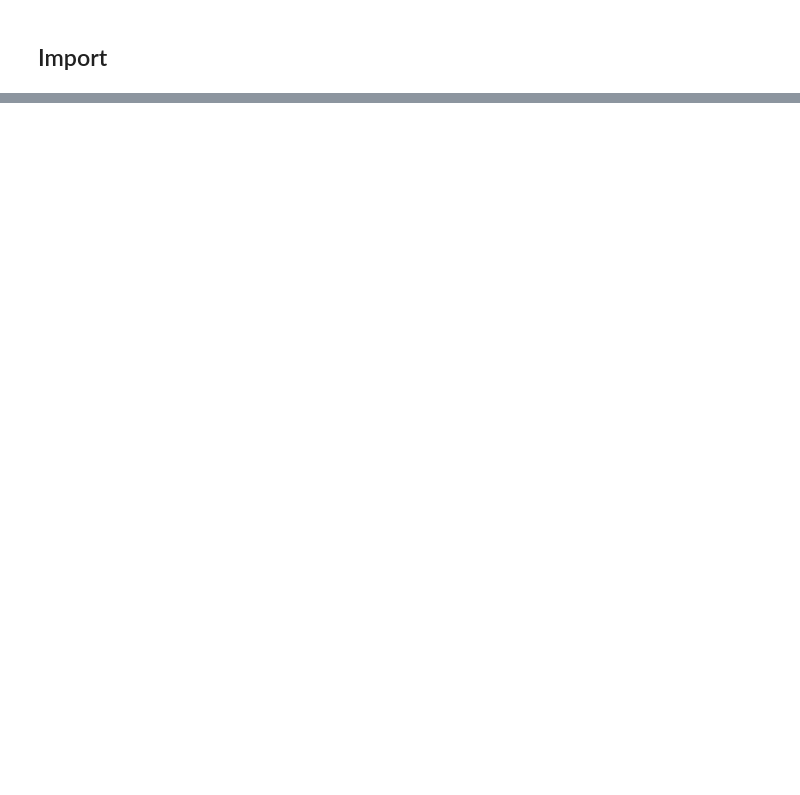
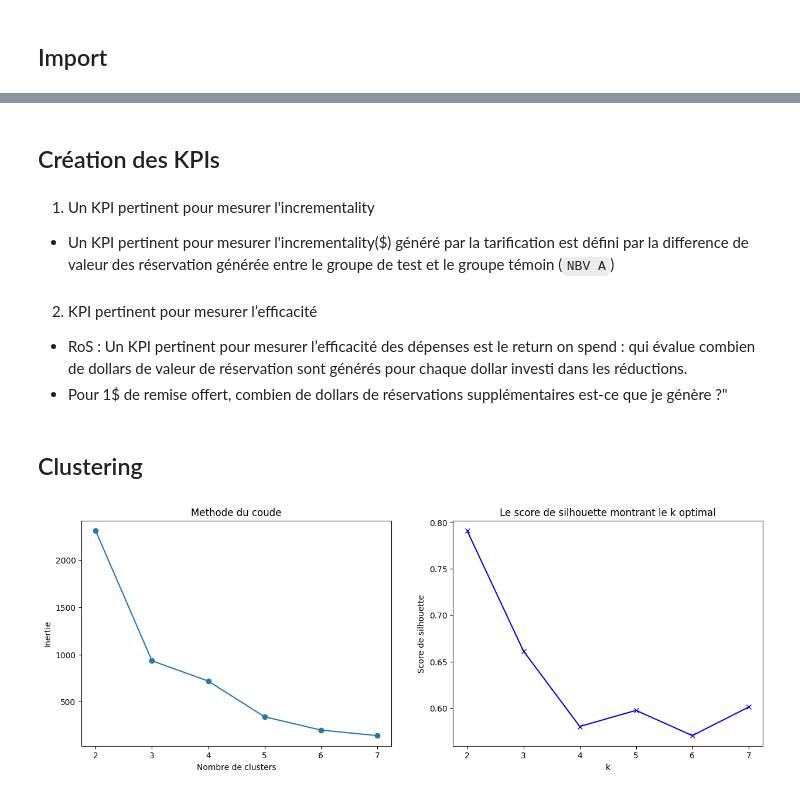
Before and after one commit to Soilah98/Clustering-Segmentation, a Jupyter notebook: 4_Optimisation_des_prix_hôteliers/notebook/pricing.ipynb, the cells around one changed output, grey strips where cells are left out. Cells and saved outputs as stored; diff of their text form; code cells hidden in the pictures; blank space fills up the shorter version.

Commit message:
Analyse exploratoire et Clustering

```diff
--- a/4_Optimisation_des_prix_hôteliers/notebook/pricing.ipynb
+++ b/4_Optimisation_des_prix_hôteliers/notebook/pricing.ipynb
@@ -58,0 +162,44 @@ df = data.copy()
+# %% [markdown]
+## Création des KPIs
+# %% [markdown]
+1. Un KPI pertinent pour mesurer l'incrementality
+- Un KPI pertinent pour mesurer l'incrementality($) généré par la tarification est défini par la difference de valeur des réservation générée entre le groupe de test et le groupe témoin (`NBV A`)
+# %%
+df["Incrementality"] = df["NBV B"] - df["NBV A"]
+# %% [markdown]
+2. KPI pertinent pour mesurer l’efficacité
+* RoS : Un KPI pertinent pour mesurer l’efficacité des dépenses est le return on spend : qui évalue combien de dollars de valeur de réservation sont générés pour chaque dollar investi dans les réductions.
+* Pour 1$ de remise offert, combien de dollars de réservations supplémentaires est-ce que je génère ?"
+# %%
+df["Spend_Efficiency"] = df["Incrementality"]/df["spend"]
+# %% [markdown]
+## Clustering
+# %%
+clustring_data = df[["spend","Incrementality", "Spend_Efficiency"]]
+
+scaler = StandardScaler()
+X = scaler.fit_transform(clustring_data)
+
+inertias = []
+silhouette = []
+k_liste = range(2,8)
+for k in k_liste:
+    km = KMeans(n_clusters=k, random_state=42)
+    km.fit(X)
+    inertias.append(km.inertia_)
+    silhouette.append(silhouette_score(X, km.labels_))
+fig, axes = plt.subplots(nrows=1, ncols=2, figsize=(15, 5))
+axes[0].plot(k_liste, inertias, marker='o')
+axes[0].set_xlabel("Nombre de clusters")
+axes[0].set_ylabel("Inertie")
+axes[0].set_title("Methode du coude")
+
+
+# Courbe de la methode de silhouette
+axes[1].plot(k_liste, silhouette, 'bx-')
+axes[1].set_xlabel('k')
+axes[1].set_ylabel('Score de silhouette')
+axes[1].set_title('Le score de silhouette montrant le k optimal')
+plt.show()
+# %% [output]
+[figure, added]
```
Also changed, not shown: parts of 23 cells of this notebook.
